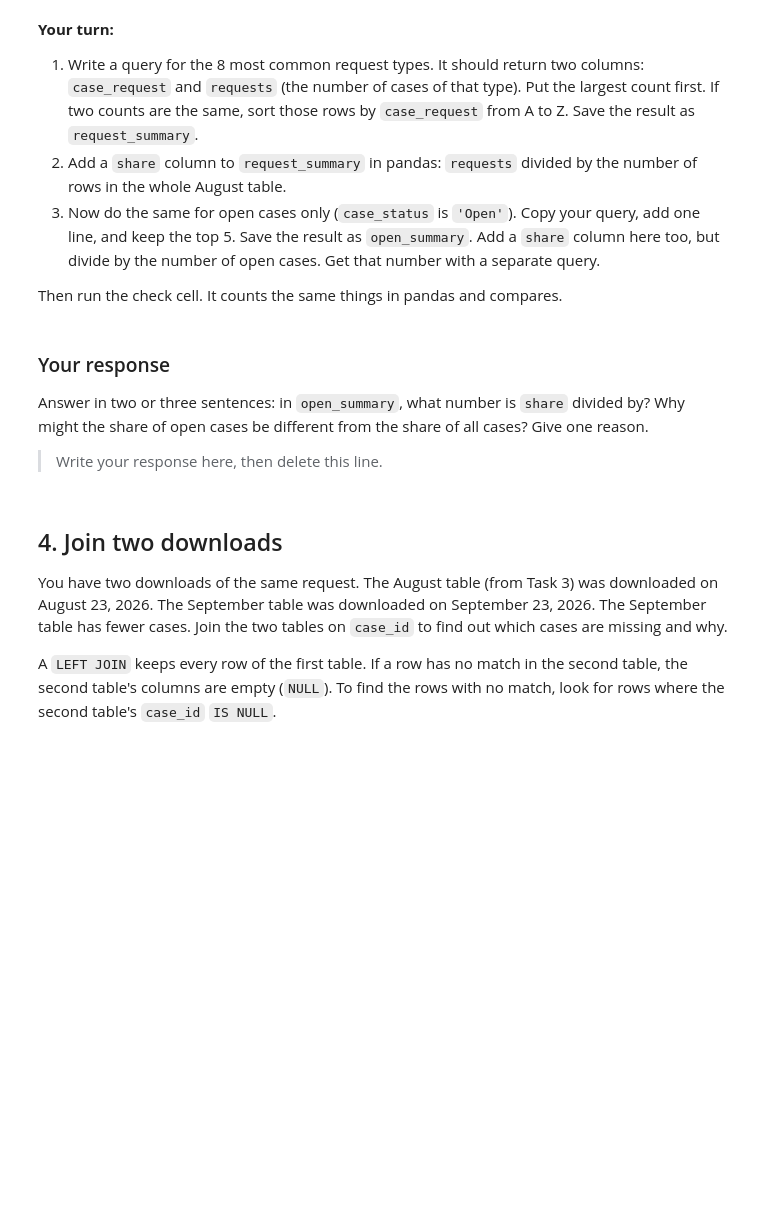
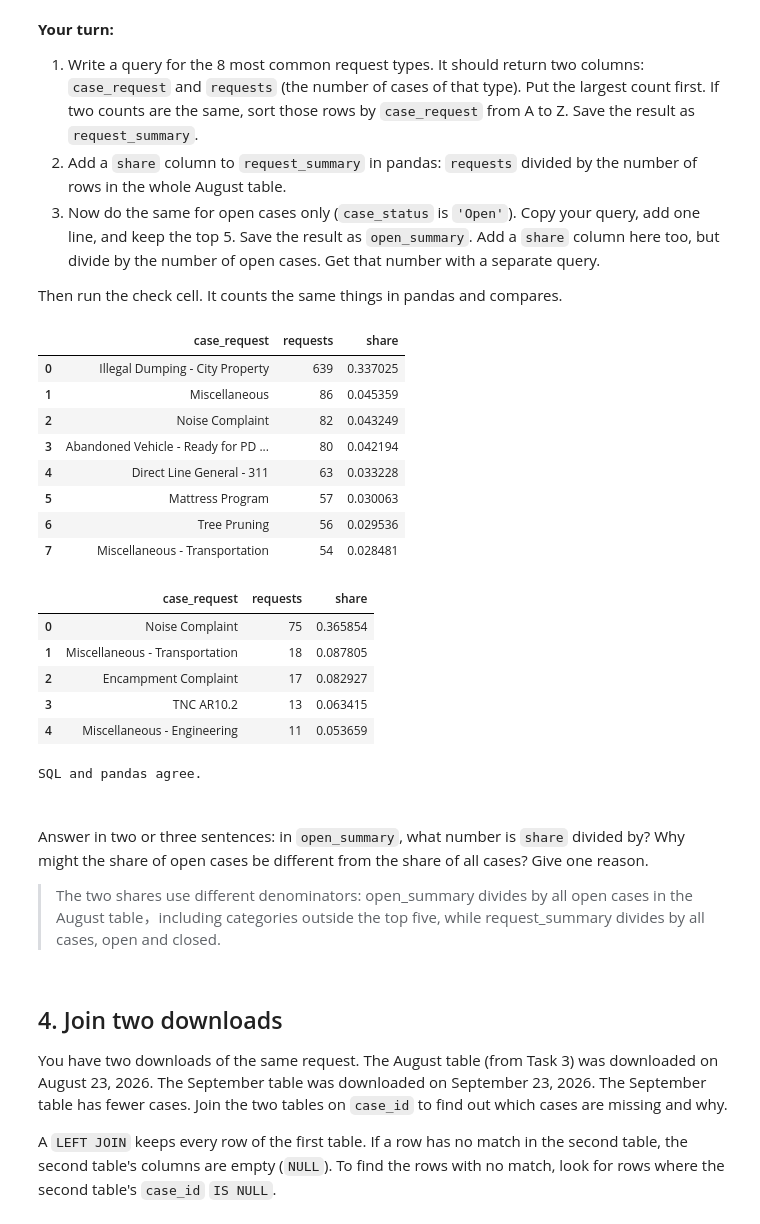
Before and after one commit to Yichen-zhang-maisongka/compss-211a, a Jupyter notebook: homework/hw3_campus_edge.ipynb, the cells around one changed output. Drawn from its saved outputs; the diff is of its cells as text; code cells hidden in the pictures; blank space fills up the shorter version.

```diff
--- a/homework/hw3_campus_edge.ipynb
+++ b/homework/hw3_campus_edge.ipynb
@@ -172,11 +249,58 @@ sql("SELECT * FROM august LIMIT 3")
 Then run the check cell. It counts the same things in pandas and compares.
 # %%
 # Your turn: request_summary (the query, then the share column)
-request_summary = ...
 
+request_summary = sql("""
+    SELECT case_request, COUNT(*) AS requests
+    FROM august
+    GROUP BY case_request
+    ORDER BY requests DESC, case_request ASC
+    LIMIT 8
+""")
 
 # Your turn: open_summary (the query, the number of open cases, then the share column)
-open_summary = ...
+
+open_summary = sql("""
+    SELECT case_request, COUNT(*) AS requests
+    FROM august
+    WHERE case_status = 'Open'
+    GROUP BY case_request
+    ORDER BY requests DESC, case_request ASC
+    LIMIT 5
+""")
+total_cases = sql("""
+    SELECT COUNT(*) AS total
+    FROM august
+""").iloc[0, 0]
+
+request_summary["share"] = request_summary["requests"] / total_cases
+
+open_cases = sql("""
+    SELECT COUNT(*) AS total
+    FROM august
+    WHERE case_status = 'Open'
+""").iloc[0, 0]
+
+open_summary["share"] = open_summary["requests"] / open_cases
+
+display(request_summary)
+display(open_summary)
+# %% [output]
+|  | case_request | requests | share |
+| 0 | Illegal Dumping - City Property | 639 | 0.337025 |
+| 1 | Miscellaneous | 86 | 0.045359 |
+| 2 | Noise Complaint | 82 | 0.043249 |
+| 3 | Abandoned Vehicle - Ready for PD ... | 80 | 0.042194 |
+| 4 | Direct Line General - 311 | 63 | 0.033228 |
+| 5 | Mattress Program | 57 | 0.030063 |
+| 6 | Tree Pruning | 56 | 0.029536 |
+| 7 | Miscellaneous - Transportation | 54 | 0.028481 |
+|  | case_request | requests | share |
+| 0 | Noise Complaint | 75 | 0.365854 |
+| 1 | Miscellaneous - Transportation | 18 | 0.087805 |
+| 2 | Encampment Complaint | 17 | 0.082927 |
+| 3 | TNC AR10.2 | 13 | 0.063415 |
+| 4 | Miscellaneous - Engineering | 11 | 0.053659 |
 # %%
 # Check: pandas should give the same counts as your SQL.
 pandas_counts = csv_rows["case_request"].value_counts()
@@ -186,14 +310,16 @@ assert list(request_summary.columns) == ["case_request", "requests", "share"]
 assert request_summary["requests"].tolist() == pandas_counts.head(8).tolist()
 assert open_summary["requests"].tolist() == pandas_open_counts.head(5).tolist()
 print("SQL and pandas agree.")
+# %% [output]
+SQL and pandas agree.
 # %% [markdown]
-### Your response
+###
 
 
 Answer in two or three sentences: in `open_summary`, what number is `share` divided by? Why might the share of open cases be different from the share of all cases? Give one reason.
 
 
-> Write your response here, then delete this line.
+> The two shares use different denominators: open_summary divides by all open cases in the August table，including categories outside the top five, while request_summary divides by all cases, open and closed.
 # %% [markdown]
 ## 4. Join two downloads
 
```
Also changed, not shown: parts of 12 cells of this notebook, 1 other file.
